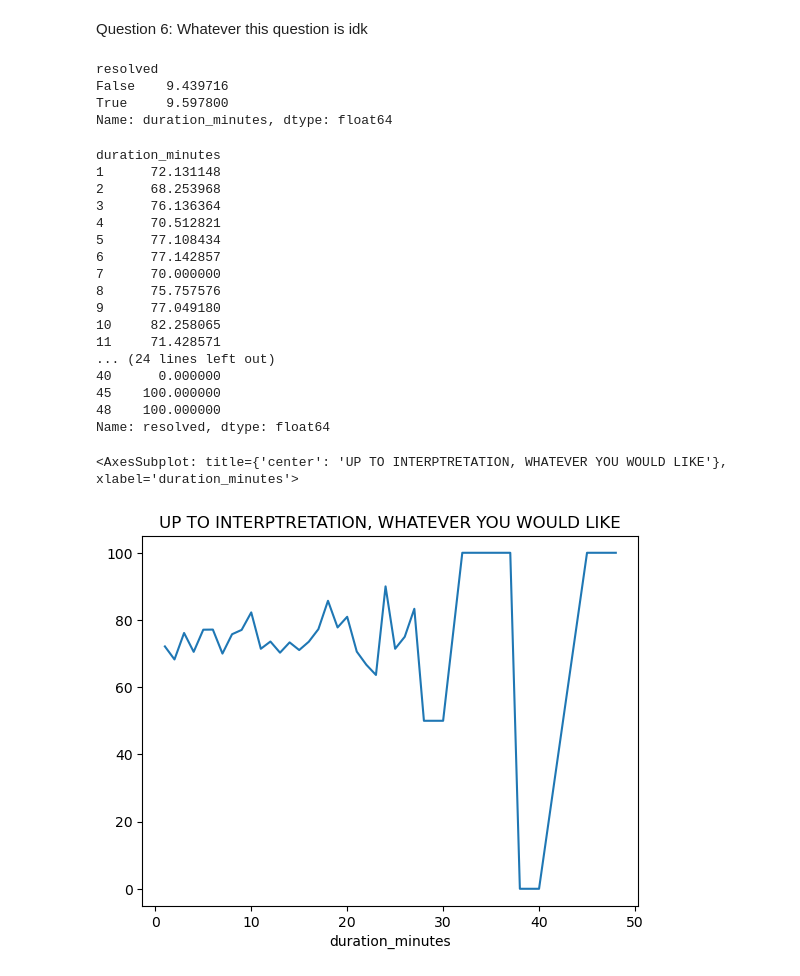
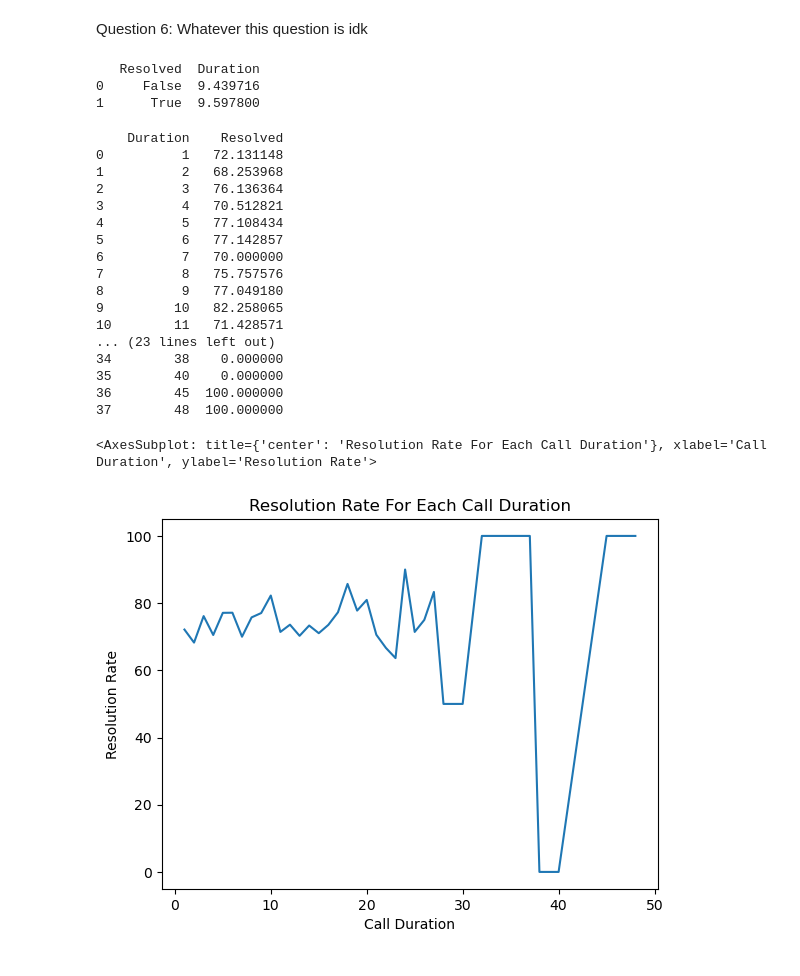
Before and after one commit to LucaLopesAN23SI/Data_Challenge-, a Jupyter notebook: Data.ipynb, the cells around one changed output. Cells and saved outputs as stored; diff of their text form; code cells hidden in the pictures.

```diff
--- a/Data.ipynb
+++ b/Data.ipynb
@@ -117,38 +121,42 @@ dtype: float64
 Question 6: Whatever this question is idk
 # %%
 #Percent resolved vs how long the call is
-df.groupby('resolved')['duration_minutes'].mean()
+test = df.groupby('resolved')['duration_minutes'].mean()
+
+#Printing the information
+new = test.reset_index().rename(columns={'resolved':'Resolved', 'duration_minutes':'Duration'})
+print(new)
 # %% [output]
-resolved
-False    9.439716
-True     9.597800
-Name: duration_minutes, dtype: float64
+   Resolved  Duration
+0     False  9.439716
+1      True  9.597800
 # %%
 #How long is each call vs resolution rate
 test = df.groupby('duration_minutes')['resolved'].mean() * 100
 
-#Printing
-print(test)
+#Printing the information
+new = test.reset_index().rename(columns={'duration_minutes':'Duration', 'resolved':'Resolved'})
+print(new)
 
 #Plotting the graph
-test.plot(title='UP TO INTERPTRETATION, WHATEVER YOU WOULD LIKE')
+test.plot(title='Resolution Rate For Each Call Duration', ylabel='Resolution Rate', xlabel='Call Duration')
 # %% [output]
-duration_minutes
-1      72.131148
-2      68.253968
-3      76.136364
-4      70.512821
-5      77.108434
-6      77.142857
-7      70.000000
-8      75.757576
-9      77.049180
-10     82.258065
-11     71.428571
-... (24 lines left out)
-40      0.000000
-45    100.000000
-48    100.000000
-Name: resolved, dtype: float64
+    Duration    Resolved
+0          1   72.131148
+1          2   68.253968
+2          3   76.136364
+3          4   70.512821
+4          5   77.108434
+5          6   77.142857
+6          7   70.000000
+7          8   75.757576
+8          9   77.049180
+9         10   82.258065
+10        11   71.428571
+... (23 lines left out)
+34        38    0.000000
+35        40    0.000000
+36        45  100.000000
+37        48  100.000000
-<AxesSubplot: title={'center': 'UP TO INTERPTRETATION, WHATEVER YOU WOULD LIKE'}, xlabel='duration_minutes'>
+<AxesSubplot: title={'center': 'Resolution Rate For Each Call Duration'}, xlabel='Call Duration', ylabel='Resolution Rate'>
-[figure, old version]
+[figure, new version]
```
Also changed, not shown: parts of 4 cells of this notebook.
